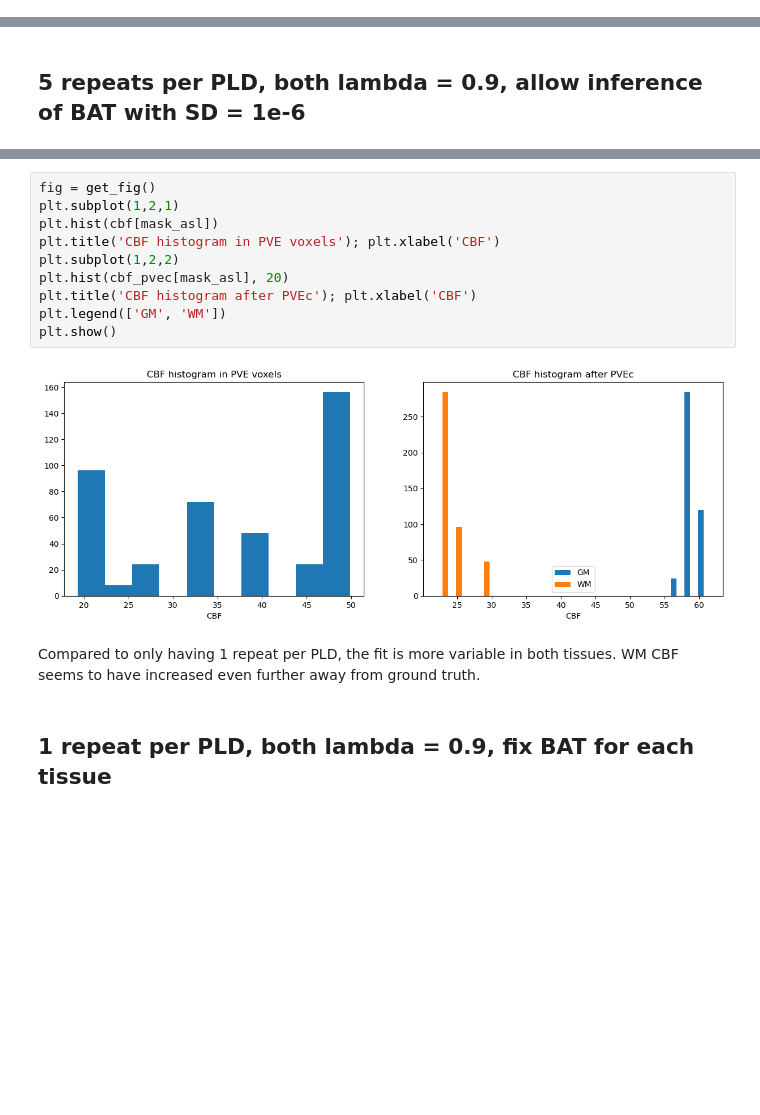
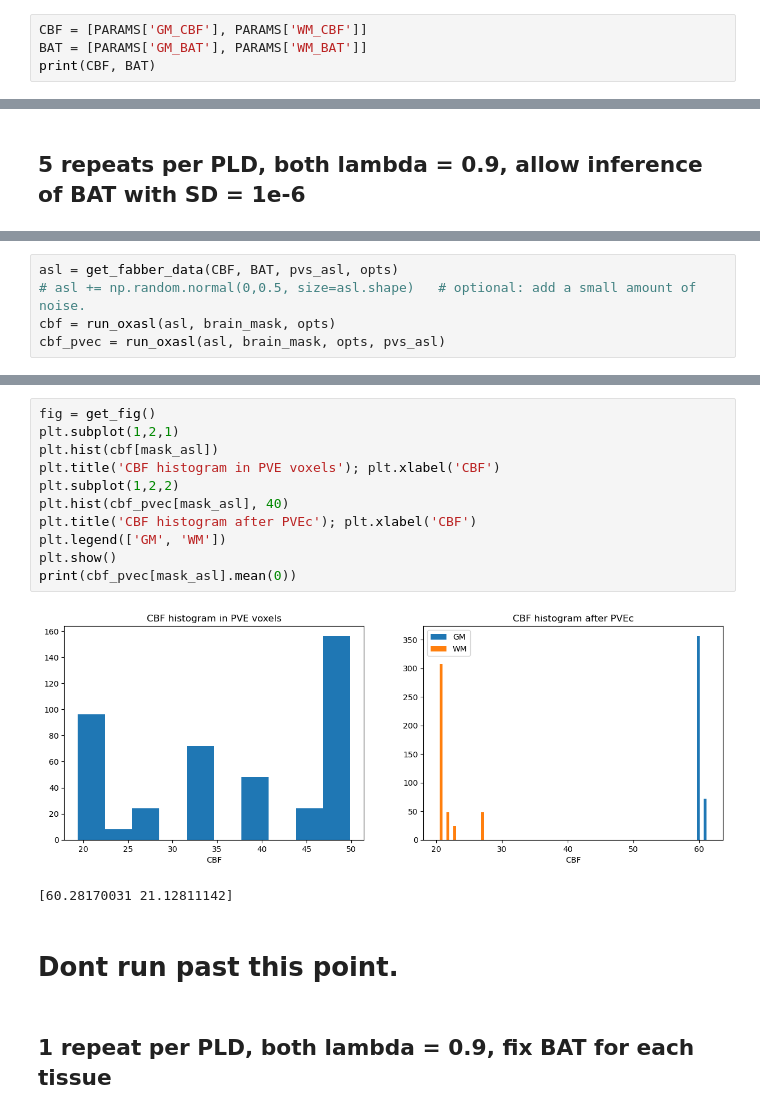
Before and after one commit to tomfrankkirk/pvec_problems, a Jupyter notebook: basil_problems.ipynb, the cells around one changed output, grey strips where cells are left out. Saved outputs shown, nothing was run; the diff lists cells and outputs as text; blank space fills up the shorter version.

Commit message:
only multi-repeat issue remains

```diff
--- a/basil_problems.ipynb
+++ b/basil_problems.ipynb
@@ -37,0 +28,4 @@ print(PARAMS)
+# %%
+CBF = [PARAMS['GM_CBF'], PARAMS['WM_CBF']]
+BAT = [PARAMS['GM_BAT'], PARAMS['WM_BAT']]
+print(CBF, BAT)
@@ -121,0 +111,5 @@ basil options: lambda=0.9 lambdawm=0.9
+# %%
+asl = get_fabber_data(CBF, BAT, pvs_asl, opts)
+# asl += np.random.normal(0,0.5, size=asl.shape)   # optional: add a small amount of noise.
+cbf = run_oxasl(asl, brain_mask, opts)
+cbf_pvec = run_oxasl(asl, brain_mask, opts, pvs_asl)
@@ -122,17 +123,19 @@ basil options: lambda=0.9 lambdawm=0.9
 # %%
 fig = get_fig()
 plt.subplot(1,2,1)
 plt.hist(cbf[mask_asl])
 plt.title('CBF histogram in PVE voxels'); plt.xlabel('CBF')
 plt.subplot(1,2,2)
-plt.hist(cbf_pvec[mask_asl], 20)
+plt.hist(cbf_pvec[mask_asl], 40)
 plt.title('CBF histogram after PVEc'); plt.xlabel('CBF')
 plt.legend(['GM', 'WM'])
 plt.show()
+print(cbf_pvec[mask_asl].mean(0))
 # %% [output]
-[figure, old version]
+[figure, new version]
+[60.28170031 21.12811142]
-# %% [markdown]
-Compared to only having 1 repeat per PLD, the fit is more variable in both tissues. WM CBF seems to have increased even further away from ground truth.
+# %% [markdown]
+# Dont run past this point.
 # %% [markdown]
 ## 1 repeat per PLD, both lambda = 0.9, fix BAT for each tissue
 # %%
```
Also changed, not shown: parts of 22 cells of this notebook, 1 other file.
